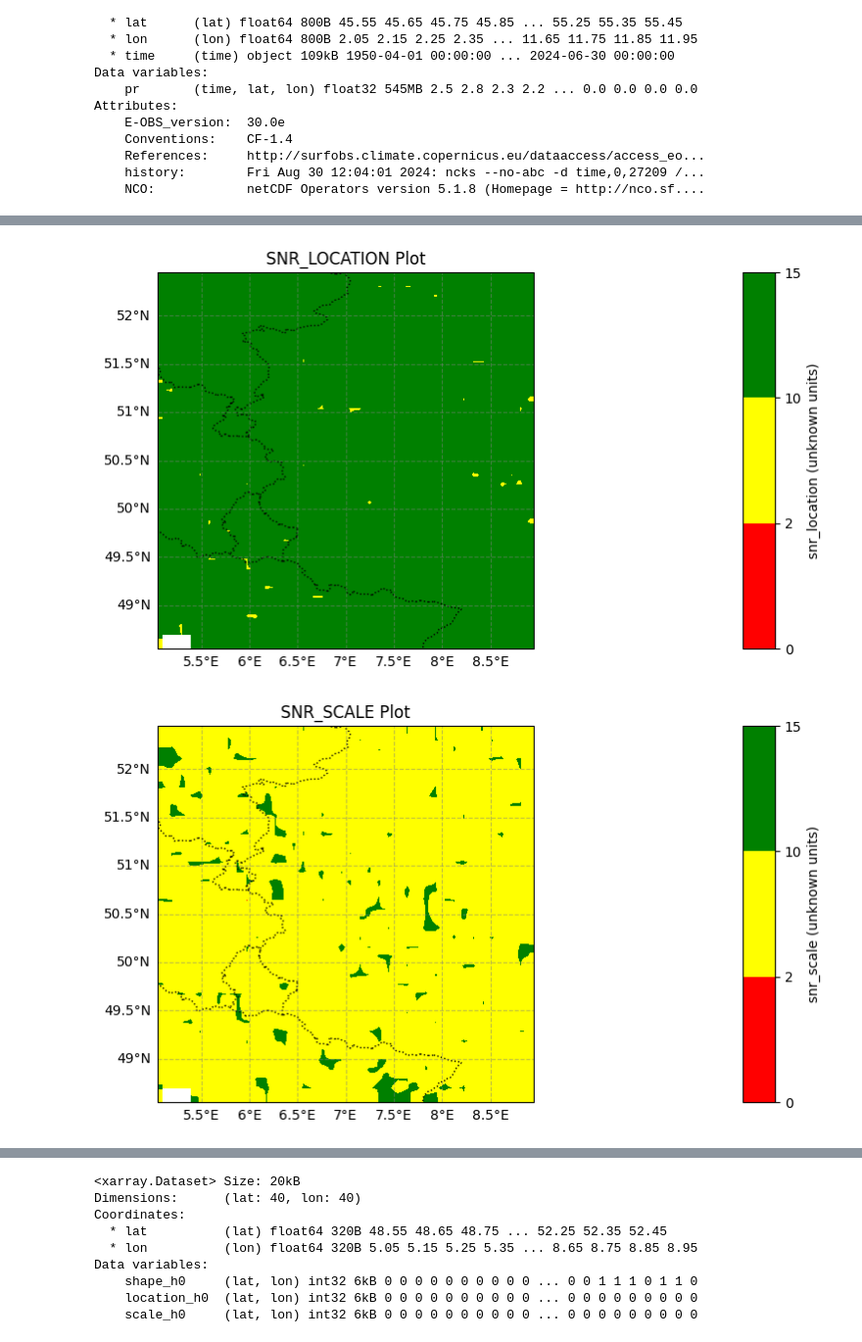
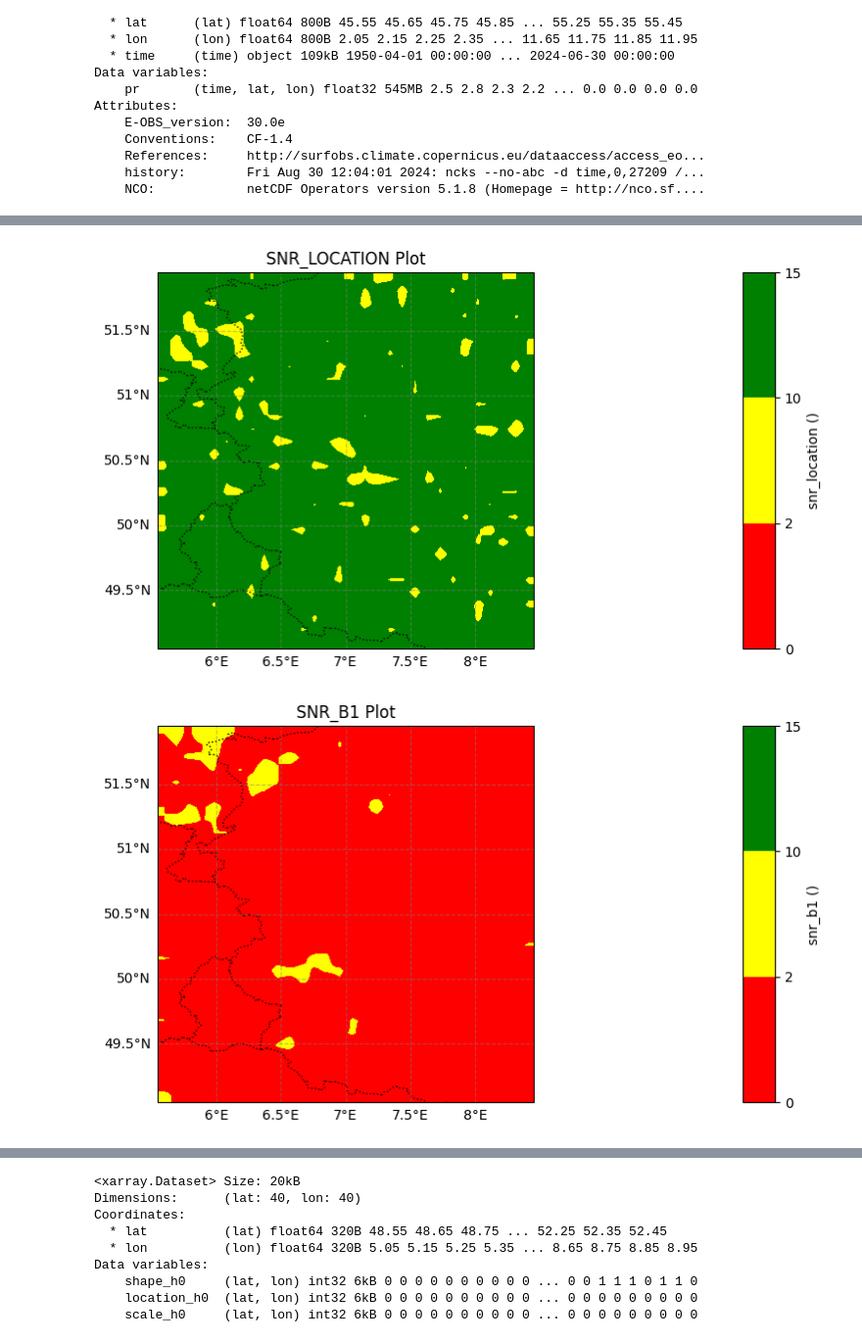
Before and after one commit to RPGSynth/EVT_Univariate, a Jupyter notebook: Exploration/main.ipynb, the cells around one changed output, grey strips where cells are left out. Shown at 98% size. Saved outputs shown, nothing was run; the diff lists cells and outputs as text; code cells hidden in the pictures.

Commit message:
Added the WWA model in clean code

```diff
--- a/Exploration/main.ipynb
+++ b/Exploration/main.ipynb
@@ -348,7 +348,7 @@ def plot_datacube(ds, variable='pr', time_step=0, ax=None, cbar_ax=None, fig=Non
     ax.set_title(title)
 
     # Update colorbar with the variable's name and units (default to 'unknown units' if not provided)
-    units = ds[variable].attrs.get('units', 'TO CHANGE')
+    units = ds[variable].attrs.get('units', '')
     fig.colorbar(img, ax=ax, cax=cbar_ax, shrink=0.5, aspect=5, label=f"{variable} ({units})")
 
     if ax is None or cbar_ax is None or fig is None:
@@ -681,7 +687,7 @@ Notes: *** p<0.001, ** p<0.01, * p<0.05
 Parameters map (location, scale, shape, alpha {Tradowsky})
 # %%
 center_coordinates = (7.0, 50.5)  # Center around Ahr-Eifel basin (longitude, latitude)
-side_length = 5  # Side length of the square in degrees
+side_length = 1.5  # Side length of the square in degrees
 EOBS_summer = mask_square(mask_time(load_netcdf(filepath=r"c:\ThesisData\EOBS\RainFallMeanEnsemble\rr_ens_mean_0.1deg_reg_v30.0e.nc", coords=('rr', 'latitude', 'longitude')),
 'summer'),center_coordinates,side_length)
 EOBS_summer
@@ -736,5 +742,5 @@ Data variables:
 # %%
-def fit_gev_model(ds, exog={}):
+def fit_gev_model(ds, exog={'location':EOBS["tempanomalyMean"]}):
     """
     Fit a GEV model to each spatial pixel's time series of prmax values,
     compute the signal-to-noise ratio (SNR) for each parameter,
@@ -749,9 +755,11 @@ def fit_gev_model(ds, exog={}):
     """
     # Initialize arrays to store the model parameters and SNR for each pixel
     shape_param = np.full((ds.dims['lat'], ds.dims['lon']), np.nan)
+    b1_param = np.full((ds.dims['lat'], ds.dims['lon']), np.nan)
     location_param = np.full((ds.dims['lat'], ds.dims['lon']), np.nan)
     scale_param = np.full((ds.dims['lat'], ds.dims['lon']), np.nan)
     snr_shape = np.full((ds.dims['lat'], ds.dims['lon']), np.nan)
+    snr_b1 = np.full((ds.dims['lat'], ds.dims['lon']), np.nan)
     snr_location = np.full((ds.dims['lat'], ds.dims['lon']), np.nan)
     snr_scale = np.full((ds.dims['lat'], ds.dims['lon']), np.nan)
 
@@ -769,26 +777,31 @@ def fit_gev_model(ds, exog={}):
 
                 # Store the fitted parameters
                 location_param[i, j] = fit_result.fitted_params[0]
-                scale_param[i, j] = fit_result.fitted_params[1]
-                shape_param[i, j] = fit_result.fitted_params[2]
+                b1_param[i,j] = fit_result.fitted_params[1]
+                scale_param[i, j] = fit_result.fitted_params[2]
+                shape_param[i, j] = fit_result.fitted_params[3]
 
                 # Compute SNR for each parameter
                 se_params = fit_result.SE()  # Standard errors for all parameters
                 if se_params[0] > 0:  # Avoid division by zero
                     snr_location[i, j] = location_param[i, j] / se_params[0]
-                if se_params[1] > 0:
-                    snr_scale[i, j] = scale_param[i, j] / se_params[1]
+                if se_params[1] > 0:  # Avoid division by zero
+                    snr_b1[i, j] = b1_param[i, j] / se_params[1]
                 if se_params[2] > 0:
-                    snr_shape[i, j] = shape_param[i, j] / se_params[2]
+                    snr_scale[i, j] = scale_param[i, j] / se_params[2]
+                if se_params[3] > 0:
+                    snr_shape[i, j] = shape_param[i, j] / se_params[3]
 
     # Create a Dataset to store the fitted parameters and SNR
     fitted_params_ds = xr.Dataset(
         {
             'shape': (['lat', 'lon'], shape_param),
             'location': (['lat', 'lon'], location_param),
+            'b1': (['lat', 'lon'], b1_param),
             'scale': (['lat', 'lon'], scale_param),
             'snr_shape': (['lat', 'lon'], snr_shape),
             'snr_location': (['lat', 'lon'], snr_location),
+            'snr_b1': (['lat', 'lon'], snr_b1),
             'snr_scale': (['lat', 'lon'], snr_scale)
         },
         coords={
@@ -847,32 +868,40 @@ bounds = [0, 2, 10, 15]  # Key thresholds: poor, acceptable, good precision
 cmap = colors.ListedColormap(['red', 'yellow', 'green'])  # Colors for thresholds
 norm = colors.BoundaryNorm(bounds, cmap.N)
 
 # Plot for SNR of 'snr_location'
 plot_datacube(
     EOBS_gev_grid,
     variable='snr_location',
+    cmap=cmap,
+    norm=norm,
+    interpolation='bilinear',
+)
+
+plot_datacube(
+    EOBS_gev_grid,
+    variable='snr_b1',
     cmap=cmap,
     norm=norm,
     interpolation='bilinear',
 )
 
 # Plot for SNR of 'snr_scale'
 plot_datacube(
     EOBS_gev_grid,
     variable='snr_scale',
     cmap=cmap,
     norm=norm,
     interpolation='bilinear',
 )
 
 # Plot for SNR of 'snr_shape'
 plot_datacube(
     EOBS_gev_grid,
     variable='snr_shape',
     cmap=cmap,
     norm=norm,
     interpolation='bilinear',
 )
 # %% [output]
-[figure, old version]
+[figure, new version]
-[figure, old version]
+[figure, new version]
```
Also changed, not shown: parts of 8 cells of this notebook, 1 other file.
